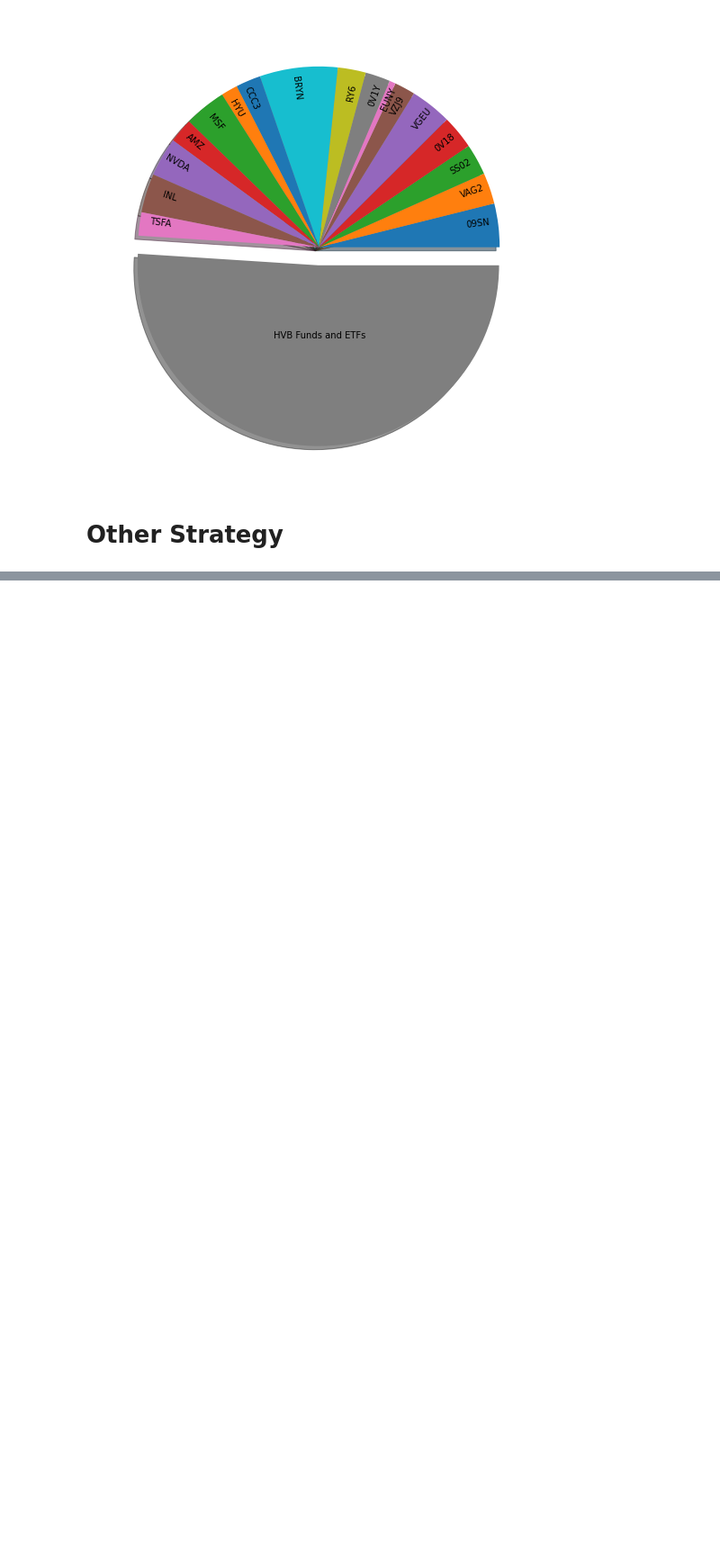
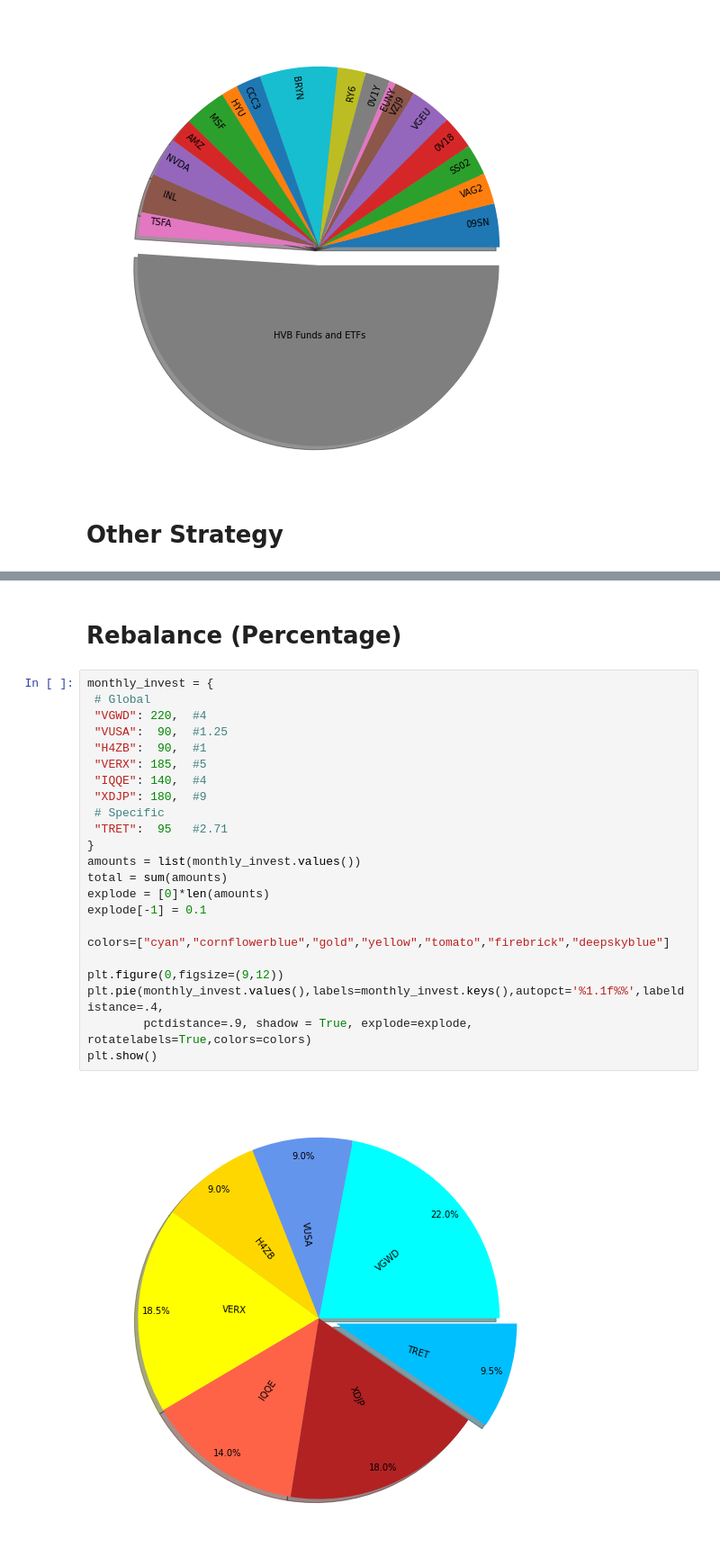
Before and after one commit to NIlS-Z99/Invest-Tool, a Jupyter notebook: invest_balance.ipynb, the cells around one changed output, grey strips where cells are left out. Shown at 90% size. Saved outputs shown, nothing was run; the diff lists cells and outputs as text; blank space fills up the shorter version.

```diff
--- a/invest_balance.ipynb
+++ b/invest_balance.ipynb
@@ -179,0 +186,27 @@ Invest TER: 0.17
+# %% [markdown]
+# Rebalance (Percentage)
+# %%
+monthly_invest = {
+ # Global
+ "VGWD": 220,  #4
+ "VUSA":  90,  #1.25
+ "H4ZB":  90,  #1
+ "VERX": 185,  #5
+ "IQQE": 140,  #4
+ "XDJP": 180,  #9
+ # Specific
+ "TRET":  95   #2.71
+}
+amounts = list(monthly_invest.values())
+total = sum(amounts)
+explode = [0]*len(amounts)
+explode[-1] = 0.1
+
+colors=["cyan","cornflowerblue","gold","yellow","tomato","firebrick","deepskyblue"]
+
+plt.figure(0,figsize=(9,12))
+plt.pie(monthly_invest.values(),labels=monthly_invest.keys(),autopct='%1.1f%%',labeldistance=.4,
+        pctdistance=.9, shadow = True, explode=explode, rotatelabels=True,colors=colors)
+plt.show()
+# %% [output]
+[figure, added]
```
Also changed, not shown: parts of 12 cells of this notebook.
